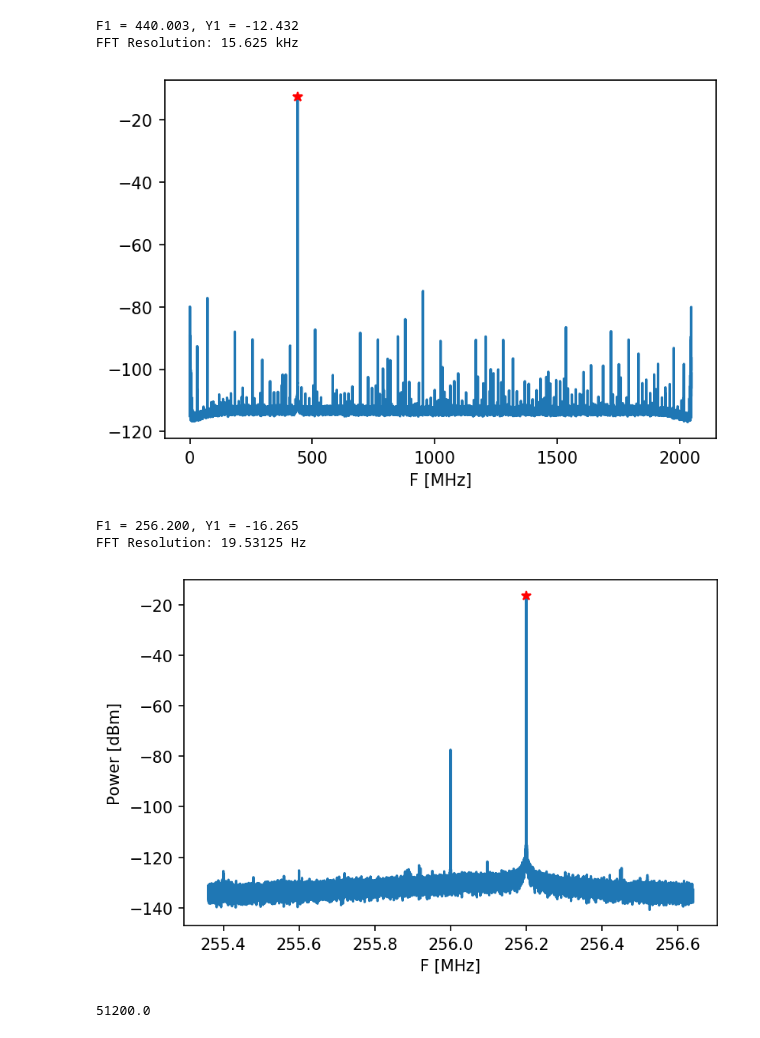
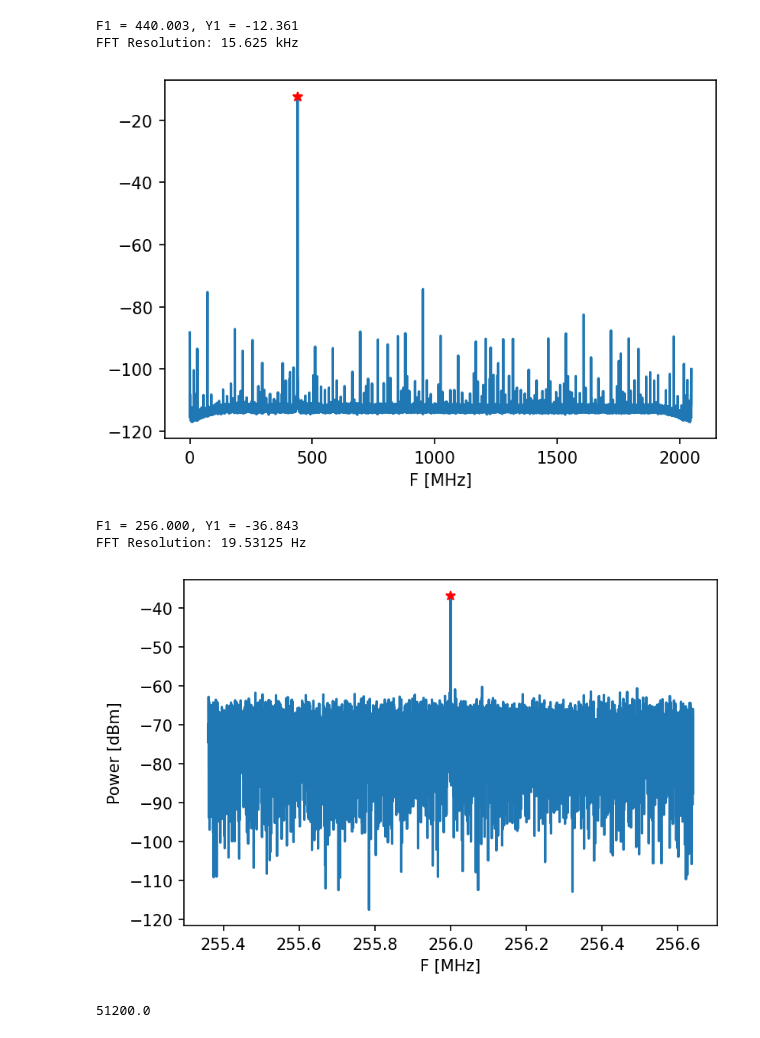
Before and after one commit to openquantumhardware/qick-tools, a Jupyter notebook: spectrum_v1/pynq/spectrum_v1.ipynb, the cells around one changed output. Cells and saved outputs as stored; diff of their text form; code cells hidden in the pictures.

```diff
--- a/spectrum_v1/pynq/spectrum_v1.ipynb
+++ b/spectrum_v1/pynq/spectrum_v1.ipynb
@@ -16,16 +25,16 @@ soc = TopSoc('./spectrum_v1.bit', ignore_version=True, force_init_clks=False)
 ### Single Channel PFB output ###
 #################################
 # Output frequency.
-fout = 240
+fout = 200
 soc.iq.set_iq(i=0.99,q=0.99)
 soc.mixer.set_freq(f=fout,tile=1,dac=3)
 
 # PFB channel.
-K = soc.pfb.freq2ch(f = fout)
+K = soc.pfb.freq2ch(f = fout) # K=2
 soc.chsel.set(K)
 
 # Channel center frequency.
-FC = soc.pfb.ch2freq(K)
+FC = soc.pfb.ch2freq(K) #FC=128
 
 # Get data.
 [xi,xq] = soc.buff.get_data()
@@ -164,15 +173,15 @@ plt.xlabel("F [MHz]");
 
 print('FFT Resolution: {} kHz'.format(1000*soc.pfb.get_fb()/soc.acc_full.FFT_N))
 # %% [output]
-F1 = 440.003, Y1 = -12.432
+F1 = 440.003, Y1 = -12.361
 FFT Resolution: 15.625 kHz
-[figure, old version]
+[figure, new version]
 # %%
 ###############################
 ### Single Channel Zoom FFT ###
 ###############################
 # Output frequency.
-fout = 270
+fout = 256
 soc.iq.set_iq(i=0.5,q=0)
 soc.mixer.set_freq(f=fout,tile=1,dac=3)
 
@@ -199,35 +208,35 @@ x = x*(0.5/2**15)**2
 # Scale by window gain.
 x = x*(soc.fft.Aw)**2*(2**16)**2
 
 # Scale by FFT length.
 x = x/(soc.acc_zoom.FFT_N)**2
 
 # Sampling frequency.
 fs = soc.pfb.get_fb()/soc.ddscic.get_decimation()
 
 # Spectrum.
 Y = x
 F = np.linspace(-fs/2,fs/2,len(Y))
 
 # Normalize to dBm.
 R = 50;
 Y = 10*np.log10((np.sqrt(Y)**2)/(2*R*1e-3));
 
 # Max.
 [F1,Y1] = soc.findPeak(F,Y);
 print('F1 = {:.3f}, Y1 = {:.3f}'.format(F1+FC,Y1));
 
 plt.figure(1,dpi=150)
 plt.plot(F+FC,Y)
 plt.plot(F1+FC,Y1,'r*');
 plt.xlabel("F [MHz]");
 plt.ylabel("Power [dBm]");
 
 print('FFT Resolution: {} Hz'.format(1000*1000*fs/soc.acc_zoom.FFT_N))
 # %% [output]
-F1 = 256.200, Y1 = -16.265
+F1 = 256.000, Y1 = -36.843
 FFT Resolution: 19.53125 Hz
-[figure, old version]
+[figure, new version]
 # %%
 65536*1/fs
 # %% [output]
```
Also changed, not shown: parts of 4 cells of this notebook, 2 other files.
